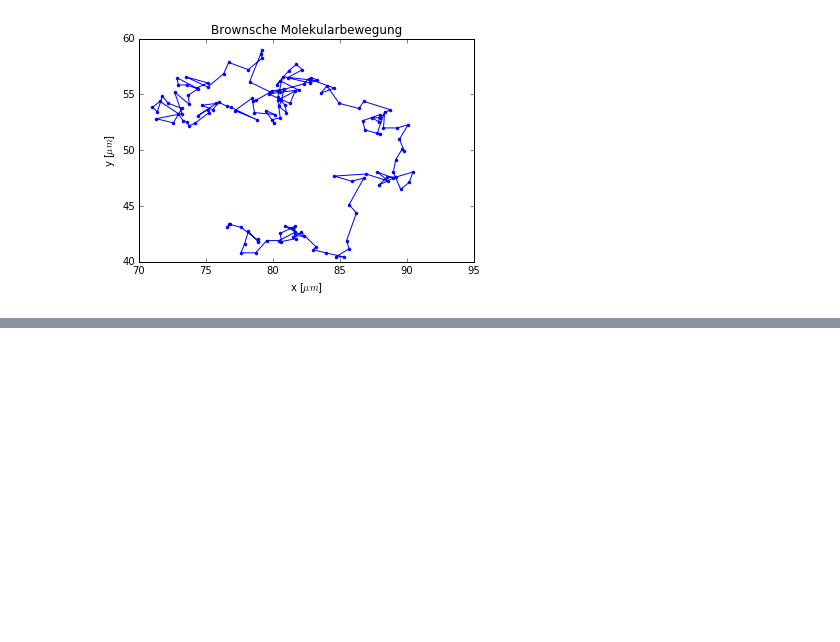
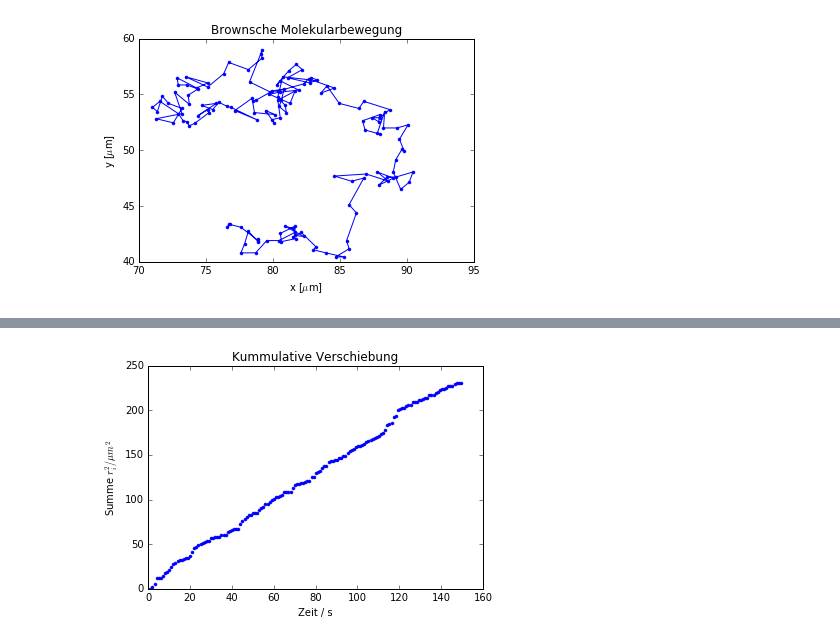
Before and after one commit to acereca/python, a Jupyter notebook: PAP223/223.ipynb, the cells around one changed output, grey strips where cells are left out. Drawn from its saved outputs; the diff is of its cells as text; code cells hidden in the pictures; blank space fills up the shorter version.

```diff
--- a/PAP223/223.ipynb
+++ b/PAP223/223.ipynb
@@ -13,0 +28,2 @@ plt.show()
+# %%
+r_squared=dx**2+dy**2
@@ -13,0 +52,9 @@ plt.show()
+# %%
+r_kumm=np.cumsum(r_squared)
+plt.plot(t[:-1], r_kumm, marker='.', linewidth=0) #t[:-1]-> gesamtes array bis auf das letzte Element
+plt.xlabel('Zeit / s')
+plt.ylabel('Summe $r_i^2 /\mu m^2$')
+plt.title('Kummulative Verschiebung')
+plt.show()
+# %% [output]
+[figure, added]
```
Also changed, not shown: parts of 5 cells of this notebook.
